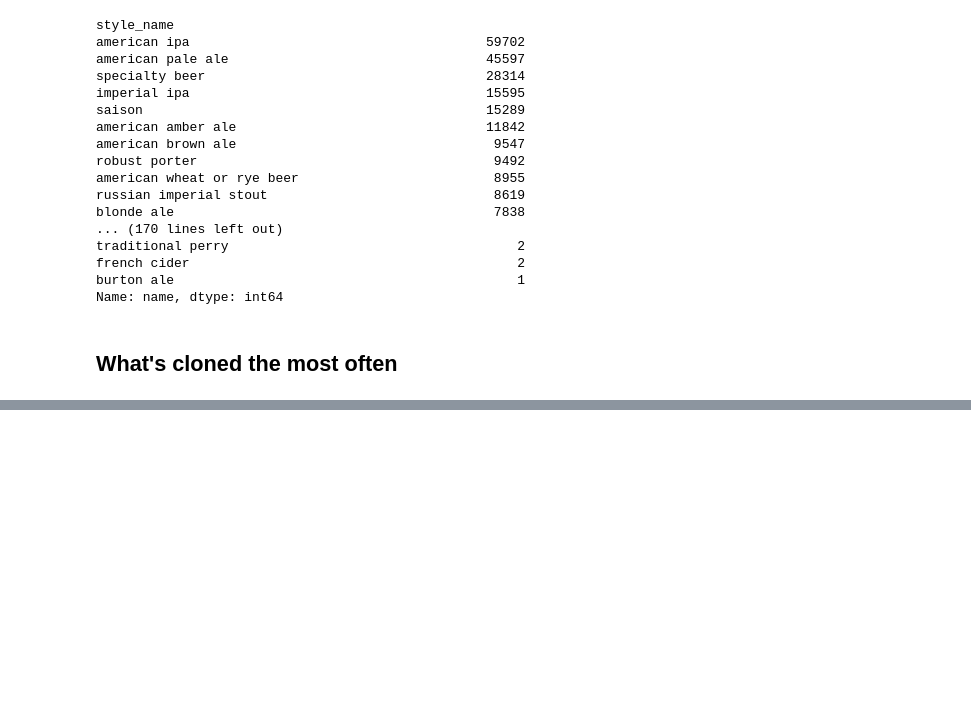
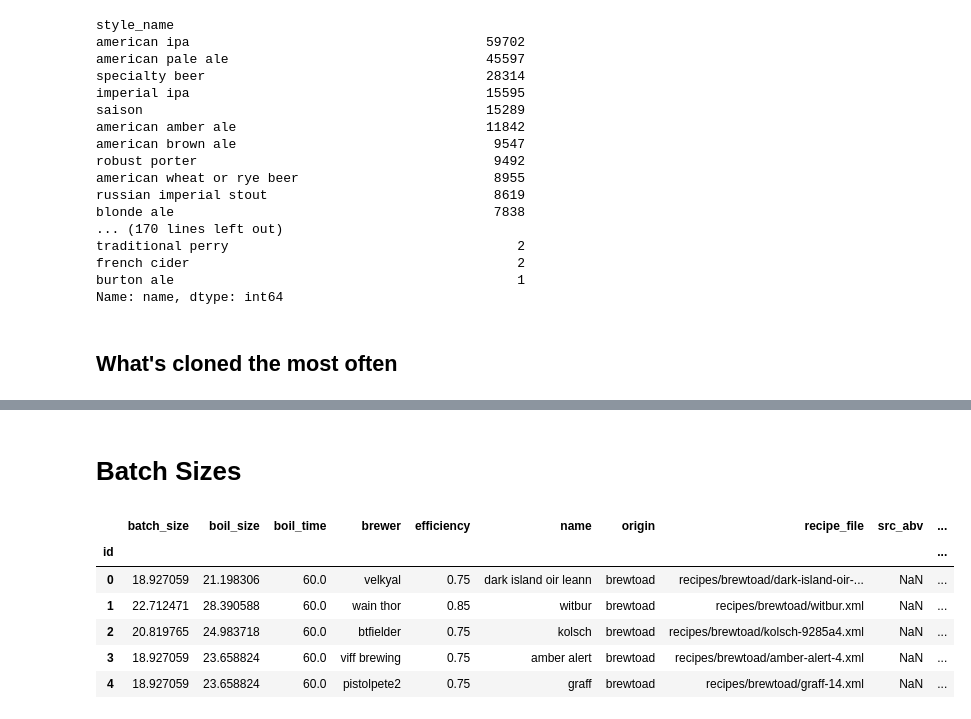
Before and after one commit to rmwoods/beer.ai, a Jupyter notebook: beer.ai/notebooks/our_dataset.ipynb, the cells around one changed output, grey strips where cells are left out. Cells and saved outputs as stored; diff of their text form; code cells hidden in the pictures; blank space fills up the shorter version.

```diff
--- a/beer.ai/notebooks/our_dataset.ipynb
+++ b/beer.ai/notebooks/our_dataset.ipynb
@@ -458,0 +545,12 @@ Name: name, dtype: int64
+# %% [markdown]
+# Batch Sizes
+# %%
+core.head()
+# %% [output]
+|  | batch_size | boil_size | boil_time | brewer | efficiency | name | origin | recipe_file | src_abv | ... |
+| id |  |  |  |  |  |  |  |  |  | ... |
+| 0 | 18.927059 | 21.198306 | 60.0 | velkyal | 0.75 | dark island oir leann | brewtoad | recipes/brewtoad/dark-island-oir-... | NaN | ... |
+| 1 | 22.712471 | 28.390588 | 60.0 | wain thor | 0.85 | witbur | brewtoad | recipes/brewtoad/witbur.xml | NaN | ... |
+| 2 | 20.819765 | 24.983718 | 60.0 | btfielder | 0.75 | kolsch | brewtoad | recipes/brewtoad/kolsch-9285a4.xml | NaN | ... |
+| 3 | 18.927059 | 23.658824 | 60.0 | viff brewing | 0.75 | amber alert | brewtoad | recipes/brewtoad/amber-alert-4.xml | NaN | ... |
+| 4 | 18.927059 | 23.658824 | 60.0 | pistolpete2 | 0.75 | graff | brewtoad | recipes/brewtoad/graff-14.xml | NaN | ... |
```
Also changed, not shown: parts of 17 cells of this notebook, 1 other file.
